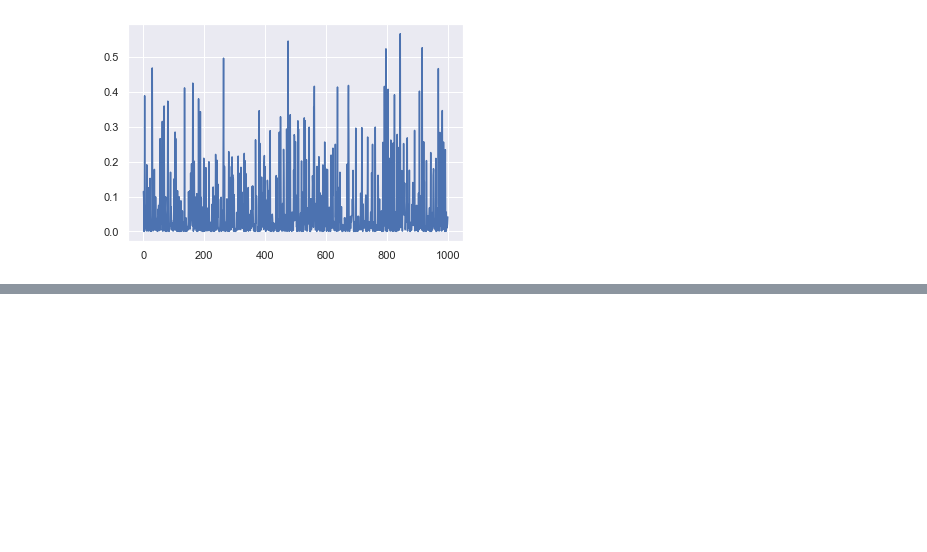
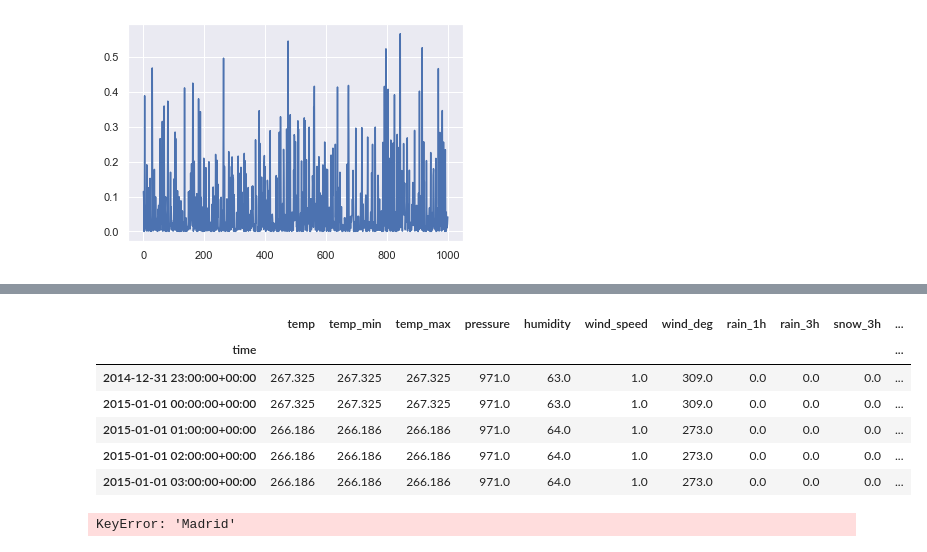
Before and after one commit to lorenzrossi/Bayesian-Analysis, a Jupyter notebook: ugo.ipynb, the cells around one changed output, grey strips where cells are left out. Drawn from its saved outputs; the diff is of its cells as text; code cells hidden in the pictures; blank space fills up the shorter version.

```diff
--- a/ugo.ipynb
+++ b/ugo.ipynb
@@ -518,5 +516,24 @@ df_final.head().round(2)
 # %%
 df_global = df_final[['generation biomass', 'generation fossil gas', 'generation fossil oil', 'generation nuclear', 'generation other', 'generation solar', 'generation wind', 'generation hydro', 'generation other renewable', 'generation renewable', 'generation non-renewable', 'total load actual', 'temp', 'temp_min', 'temp_max', 'pressure','humidity', 'wind_speed', 'rain_1h', 'snow_3h', 'clouds_all']]
+# %%
+total_pop = 15272043
+weights = {
+    'Madrid': 6155116 / total_pop,
+    'Barcelona': 5179243 / total_pop,
+    'Valencia': 1645342 / total_pop,
+    'Seville': 1305342 / total_pop,
+    'Bilbao': 987000 / total_pop
+}
+# %%
+for city, percent in weights.items():
+    # trick di brumotti - togli la colonna, metti la colonna
+    #tmp = df_energy.set_index('time')
+    tmp = df_energy.astype(float) * percent
+    tmp = tmp.reset_index()
+
+    tmp = pd.merge(df_final[city], tmp, how='inner', left_on='time', right_on='time')
+
+    tmp.to_csv(f'C:\\Users\\loren\\PycharmProjects\\Bayes\\{city}.csv')
 # %%
 scaler = MinMaxScaler()
 # %%
@@ -962,3 +989,13 @@ df_energy.rename(columns={'time': 'time'}, inplace=True)
+# %%
+df_final['Madrid'].head()
+# %% [output]
+|  | temp | temp_min | temp_max | pressure | humidity | wind_speed | wind_deg | rain_1h | rain_3h | snow_3h | ... |
+| time |  |  |  |  |  |  |  |  |  |  | ... |
+| 2014-12-31 23:00:00+00:00 | 267.325 | 267.325 | 267.325 | 971.0 | 63.0 | 1.0 | 309.0 | 0.0 | 0.0 | 0.0 | ... |
+| 2015-01-01 00:00:00+00:00 | 267.325 | 267.325 | 267.325 | 971.0 | 63.0 | 1.0 | 309.0 | 0.0 | 0.0 | 0.0 | ... |
+| 2015-01-01 01:00:00+00:00 | 266.186 | 266.186 | 266.186 | 971.0 | 64.0 | 1.0 | 273.0 | 0.0 | 0.0 | 0.0 | ... |
+| 2015-01-01 02:00:00+00:00 | 266.186 | 266.186 | 266.186 | 971.0 | 64.0 | 1.0 | 273.0 | 0.0 | 0.0 | 0.0 | ... |
+| 2015-01-01 03:00:00+00:00 | 266.186 | 266.186 | 266.186 | 971.0 | 64.0 | 1.0 | 273.0 | 0.0 | 0.0 | 0.0 | ... |
 # %%
 total_pop = 15272043
 weights = {
@@ -971,6 +1019,8 @@ weights = {
 # %%
 df_global = df_energy.copy()
 for city in weights:
-    df_global = pd.merge(df_global, df_final[city].add_suffix(f'_{city}', ), how='inner', left_on='time', right_on=f'time_{city}', )
+    df_global = pd.merge(df_global, df_final[city].add_suffix(f'{city}', ), how='inner', left_on='time', right_on=f'{city}', )
+# %% [output]
+KeyError: 'Madrid'
 # %%
 #fare nn per ogni città
```
Also changed, not shown: parts of 26 cells of this notebook.
